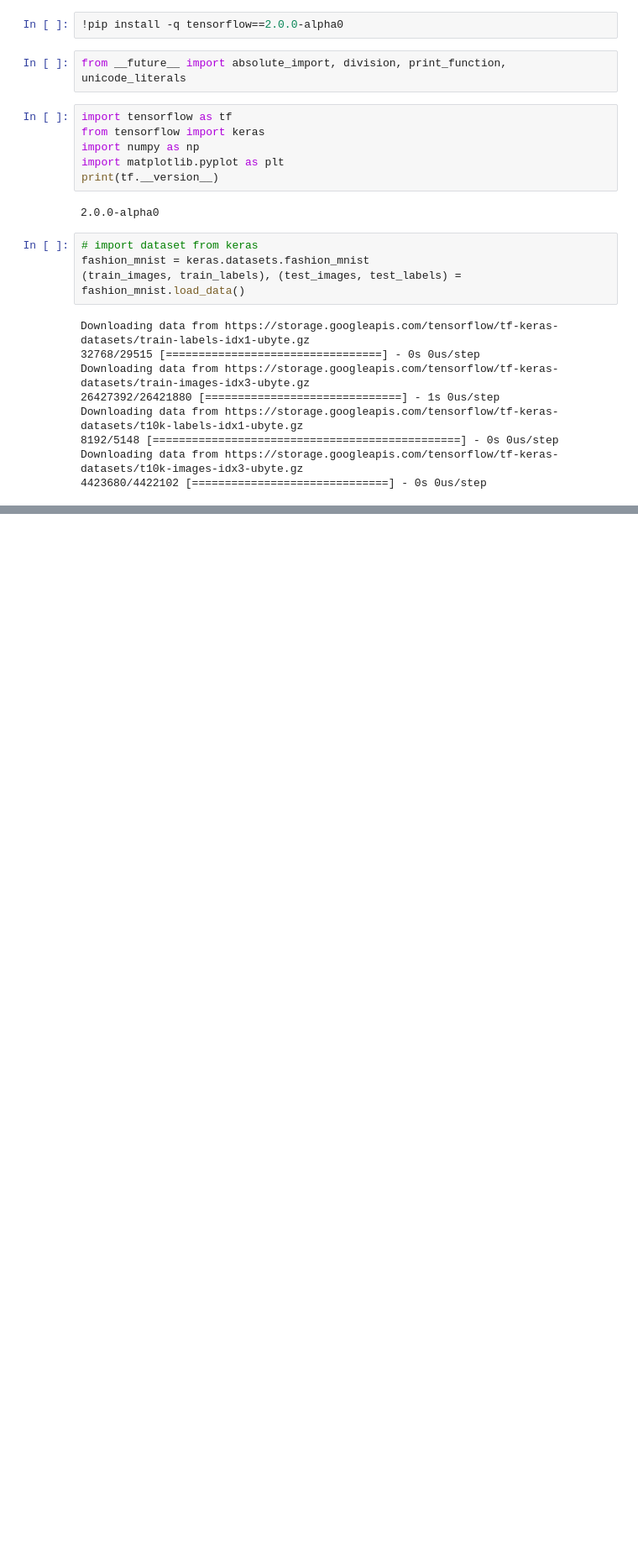
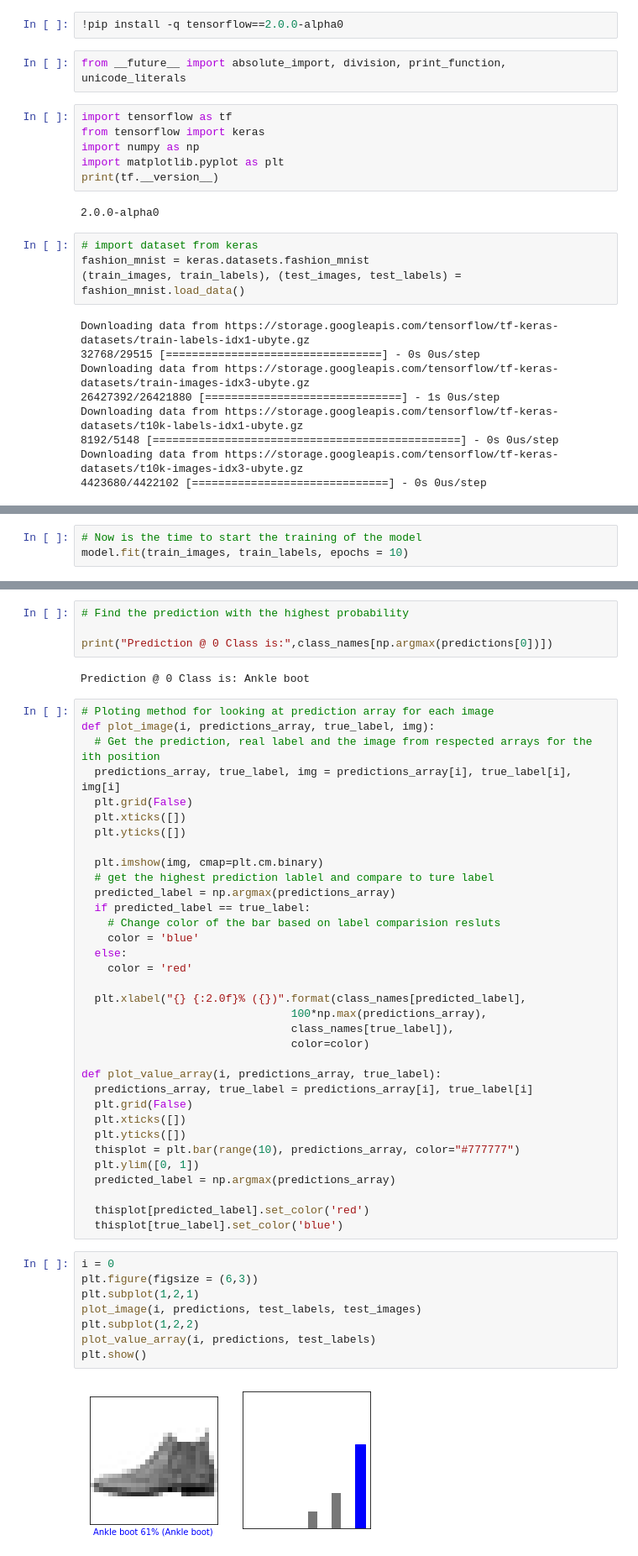
Before and after one commit to MatthewR2D2/Tensorflow2Examples, a Jupyter notebook: Tensorflow2ImageClassification.ipynb, the cells around one changed output, grey strips where cells are left out. Shown at 84% size. Saved outputs shown, nothing was run; the diff lists cells and outputs as text; blank space fills up the shorter version.

```diff
--- a/Tensorflow2ImageClassification.ipynb
+++ b/Tensorflow2ImageClassification.ipynb
@@ -27,0 +68,3 @@ Downloading data from https://storage.googleapis.com/tensorflow/tf-keras-dataset
+# %%
+# Now is the time to start the training of the model
+model.fit(train_images, train_labels, epochs = 10)
@@ -27,0 +112,50 @@ Downloading data from https://storage.googleapis.com/tensorflow/tf-keras-dataset
+# %%
+# Find the prediction with the highest probability
+
+print("Prediction @ 0 Class is:",class_names[np.argmax(predictions[0])])
+# %% [output]
+Prediction @ 0 Class is: Ankle boot
+# %%
+# Ploting method for looking at prediction array for each image
+def plot_image(i, predictions_array, true_label, img):
+  # Get the prediction, real label and the image from respected arrays for the ith position
+  predictions_array, true_label, img = predictions_array[i], true_label[i], img[i]
+  plt.grid(False)
+  plt.xticks([])
+  plt.yticks([])
+
+  plt.imshow(img, cmap=plt.cm.binary)
+  # get the highest prediction lablel and compare to ture label
+  predicted_label = np.argmax(predictions_array)
+  if predicted_label == true_label:
+    # Change color of the bar based on label comparision resluts
+    color = 'blue'
+  else:
+    color = 'red'
+
+  plt.xlabel("{} {:2.0f}% ({})".format(class_names[predicted_label],
+                                100*np.max(predictions_array),
+                                class_names[true_label]),
+                                color=color)
+
+def plot_value_array(i, predictions_array, true_label):
+  predictions_array, true_label = predictions_array[i], true_label[i]
+  plt.grid(False)
+  plt.xticks([])
+  plt.yticks([])
+  thisplot = plt.bar(range(10), predictions_array, color="#777777")
+  plt.ylim([0, 1])
+  predicted_label = np.argmax(predictions_array)
+
+  thisplot[predicted_label].set_color('red')
+  thisplot[true_label].set_color('blue')
+# %%
+i = 0
+plt.figure(figsize = (6,3))
+plt.subplot(1,2,1)
+plot_image(i, predictions, test_labels, test_images)
+plt.subplot(1,2,2)
+plot_value_array(i, predictions, test_labels)
+plt.show()
+# %% [output]
+[figure, added]
```
Also changed, not shown: parts of 10 cells of this notebook.
